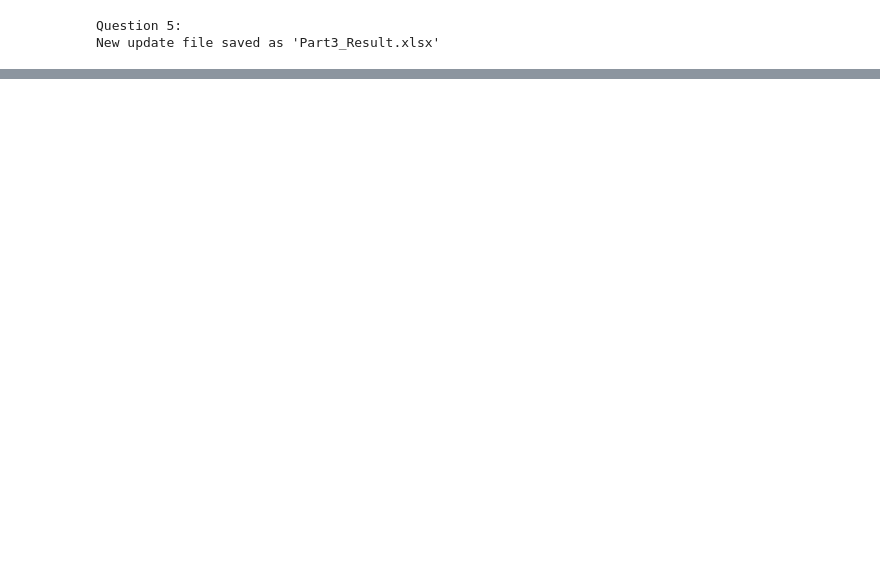
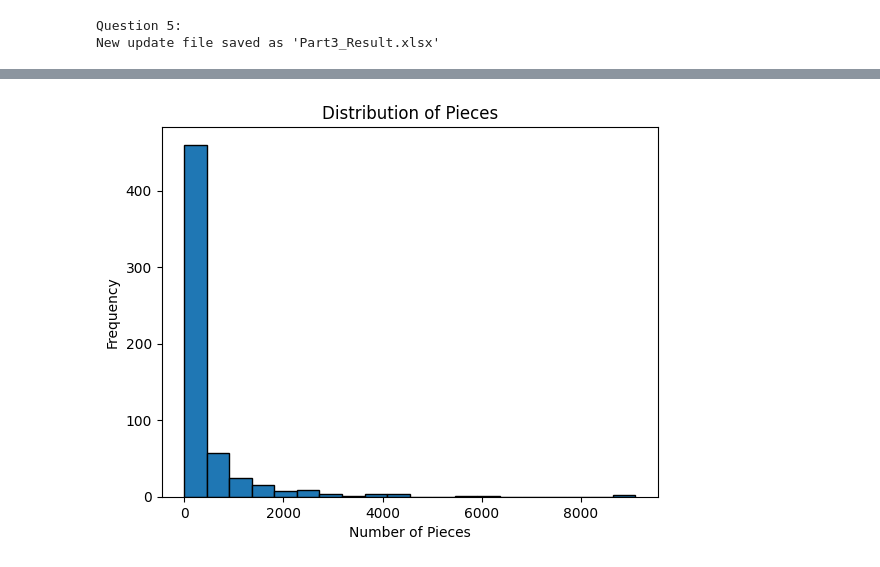
Before and after one commit to KaylumCassidy/BMCA3, a Jupyter notebook: TU912_4_Cassidy_Kaylum_C20323831_LabExam.ipynb, the cells around one changed output, grey strips where cells are left out. Saved outputs shown, nothing was run; the diff lists cells and outputs as text; code cells hidden in the pictures; blank space fills up the shorter version.

```diff
--- a/TU912_4_Cassidy_Kaylum_C20323831_LabExam.ipynb
+++ b/TU912_4_Cassidy_Kaylum_C20323831_LabExam.ipynb
@@ -410,0 +420,10 @@ KeyError: ignored
+# %%
+# Example: Histogram for the distribution of Pieces (excluding non-numeric values)
+pieces_numeric = pd.to_numeric(df['Pieces'], errors='coerce')
+plt.hist(pieces_numeric.dropna(), bins=20, edgecolor='black')
+plt.xlabel('Number of Pieces')
+plt.ylabel('Frequency')
+plt.title('Distribution of Pieces')
+plt.show()
+# %% [output]
+[figure, added]
```
Also changed, not shown: parts of 15 cells of this notebook.
